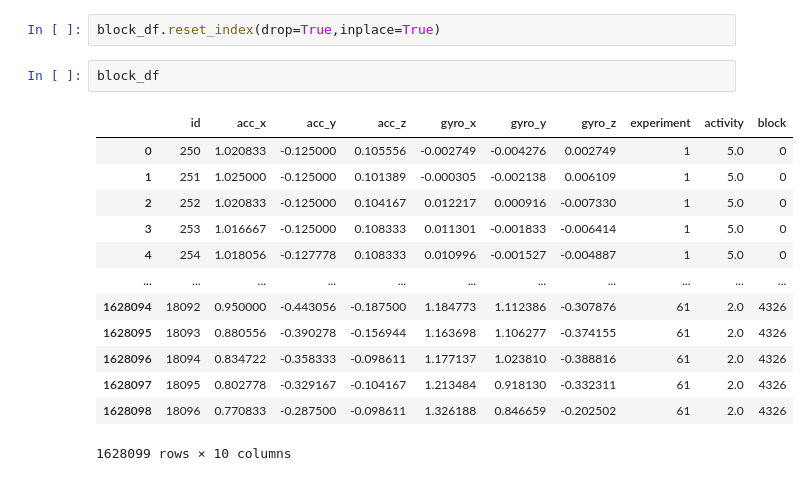
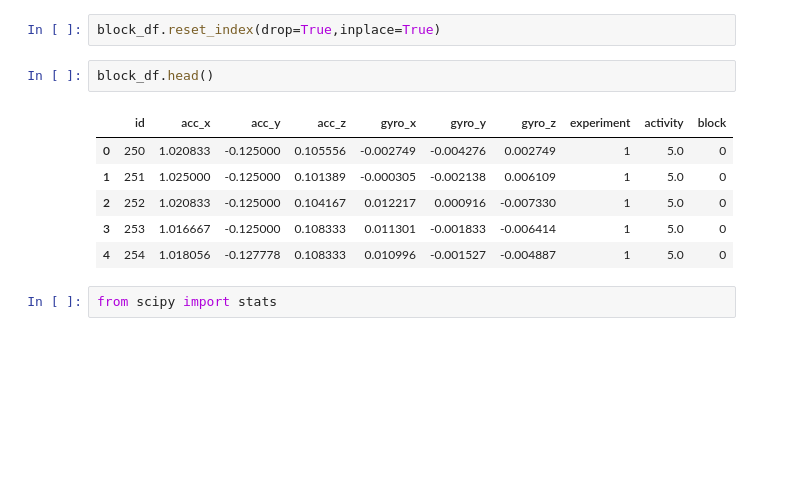
Before and after one commit to meszdav/human-activity-recognition, a Jupyter notebook: notebooks/human-activity-recognition-data-exploration.ipynb, the cells around one changed output. Cells and saved outputs as stored; diff of their text form; blank space fills up the shorter version.

```diff
--- a/notebooks/human-activity-recognition-data-exploration.ipynb
+++ b/notebooks/human-activity-recognition-data-exploration.ipynb
@@ -232,18 +294,13 @@ block_df.dropna(inplace=True)
 # %%
 block_df.reset_index(drop=True,inplace=True)
 # %%
-block_df
+block_df.head()
 # %% [output]
 |  | id | acc_x | acc_y | acc_z | gyro_x | gyro_y | gyro_z | experiment | activity | block |
 | 0 | 250 | 1.020833 | -0.125000 | 0.105556 | -0.002749 | -0.004276 | 0.002749 | 1 | 5.0 | 0 |
 | 1 | 251 | 1.025000 | -0.125000 | 0.101389 | -0.000305 | -0.002138 | 0.006109 | 1 | 5.0 | 0 |
 | 2 | 252 | 1.020833 | -0.125000 | 0.104167 | 0.012217 | 0.000916 | -0.007330 | 1 | 5.0 | 0 |
 | 3 | 253 | 1.016667 | -0.125000 | 0.108333 | 0.011301 | -0.001833 | -0.006414 | 1 | 5.0 | 0 |
 | 4 | 254 | 1.018056 | -0.127778 | 0.108333 | 0.010996 | -0.001527 | -0.004887 | 1 | 5.0 | 0 |
-| ... | ... | ... | ... | ... | ... | ... | ... | ... | ... | ... |
-| 1628094 | 18092 | 0.950000 | -0.443056 | -0.187500 | 1.184773 | 1.112386 | -0.307876 | 61 | 2.0 | 4326 |
-| 1628095 | 18093 | 0.880556 | -0.390278 | -0.156944 | 1.163698 | 1.106277 | -0.374155 | 61 | 2.0 | 4326 |
-| 1628096 | 18094 | 0.834722 | -0.358333 | -0.098611 | 1.177137 | 1.023810 | -0.388816 | 61 | 2.0 | 4326 |
-| 1628097 | 18095 | 0.802778 | -0.329167 | -0.104167 | 1.213484 | 0.918130 | -0.332311 | 61 | 2.0 | 4326 |
-| 1628098 | 18096 | 0.770833 | -0.287500 | -0.098611 | 1.326188 | 0.846659 | -0.202502 | 61 | 2.0 | 4326 |
-1628099 rows × 10 columns
+# %%
+from scipy import stats
```
Also changed, not shown: parts of 16 cells of this notebook.
